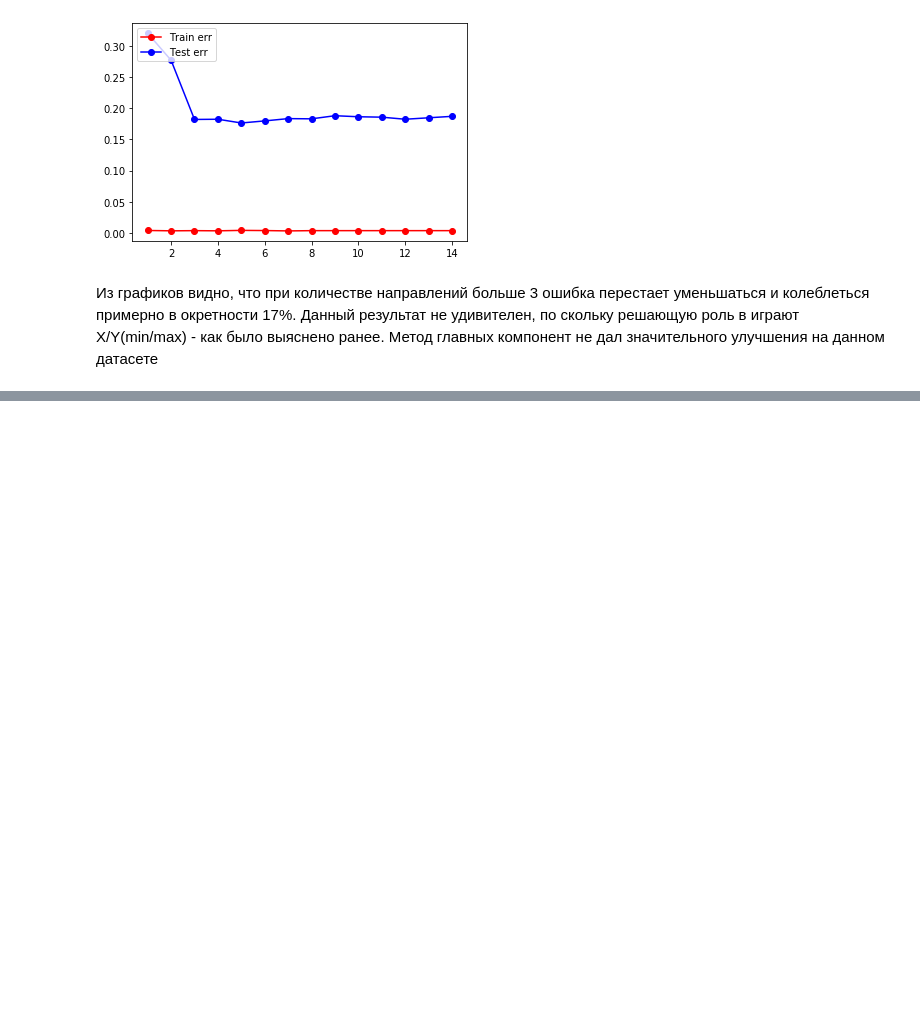
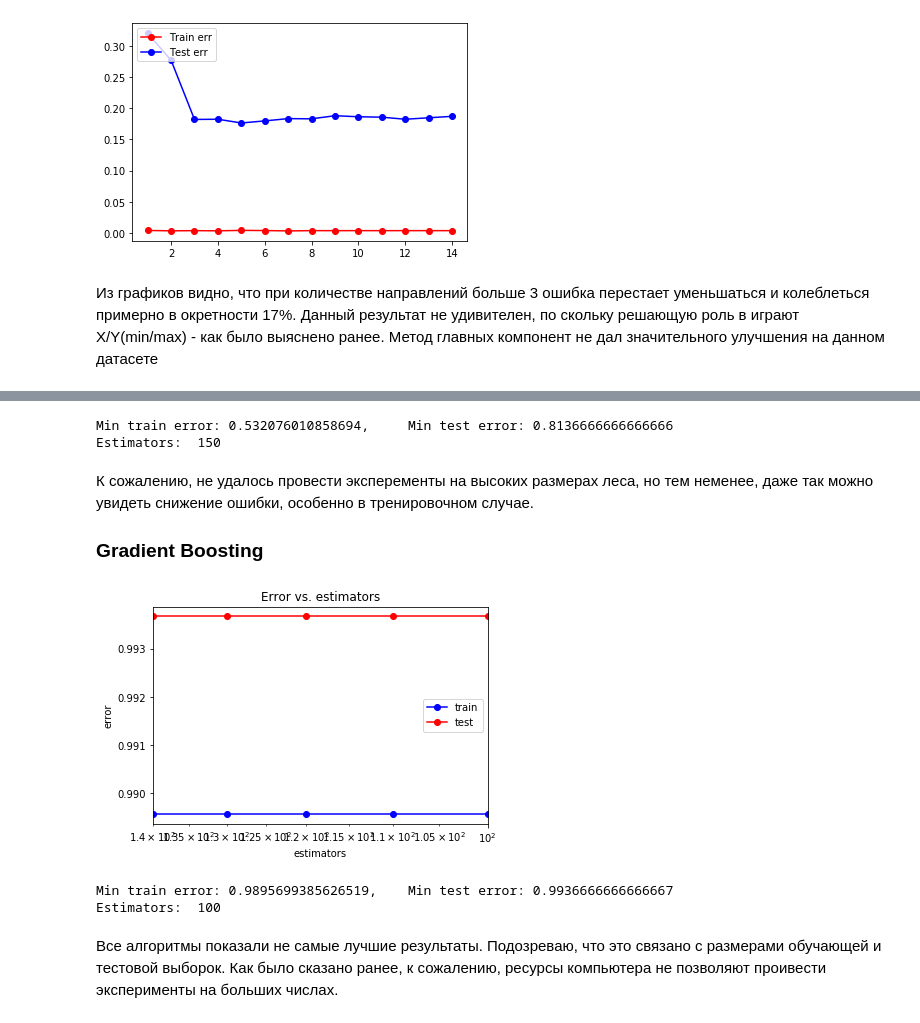
Before and after one commit to AntonGrishin/ML, a Jupyter notebook: core.ipynb, the cells around one changed output, grey strips where cells are left out. Drawn from its saved outputs; the diff is of its cells as text; code cells hidden in the pictures; blank space fills up the shorter version.

```diff
--- a/core.ipynb
+++ b/core.ipynb
@@ -730,0 +954,52 @@ plt.legend(loc = 2)
+# %%
+min_train_err = np.min(train_err)
+min_test_err = np.min(test_err)
+estimators_opt = estimators[test_err == min_test_err][0]
+
+print('Min train error: {}, \tMin test error: {}'.format(min_train_err, min_test_err))
+print('Estimators: ', estimators_opt)
+# %% [output]
+Min train error: 0.532076010858694,     Min test error: 0.8136666666666666
+Estimators:  150
+# %% [markdown]
+К сожалению, не удалось провести эксперементы на высоких размерах леса, но тем неменее, даже так можно увидеть снижение ошибки, особенно в тренировочном случае.
+
+### Gradient Boosting
+# %%
+from sklearn.ensemble import GradientBoostingClassifier
+
+estimators = np.arange(100,150, 10)
+test_err = []
+train_err = []
+for estimator in estimators:
+    gbt = GradientBoostingClassifier(n_estimators = estimator, random_state = 42)
+    gbt.fit(X_train, y_train)
+
+    y_train_pred = gbt.predict(X_train)
+    y_test_pred = gbt.predict(X_test)
+    train_err.append(np.mean(y_train != y_train_pred))
+    test_err.append(np.mean(y_test != y_test_pred))
+# %%
+plt.semilogx(estimators, train_err, 'b-o', label = 'train')
+plt.semilogx(estimators, test_err, 'r-o', label = 'test')
+plt.xlim([np.max(estimators), np.min(estimators)])
+plt.title('Error vs. estimators')
+plt.xlabel('estimators')
+plt.ylabel('error')
+plt.legend()
+pass
+# %% [output]
+[figure, added]
+# %%
+min_train_err = np.min(train_err)
+min_test_err = np.min(test_err)
+estimators_opt = estimators[test_err == min_test_err][0]
+
+print('Min train error: {}, \tMin test error: {}'.format(min_train_err, min_test_err))
+print('Estimators: ', estimators_opt)
+# %% [output]
+Min train error: 0.9895699385626519,    Min test error: 0.9936666666666667
+Estimators:  100
+# %% [markdown]
+Все алгоритмы показали не самые лучшие результаты. Подозреваю, что это связано с размерами обучающей и тестовой выборок.
+Как было сказано ранее, к сожалению, ресурсы компьютера не позволяют проивести эксперименты на больших числах.
```
Also changed, not shown: parts of 24 cells of this notebook.
